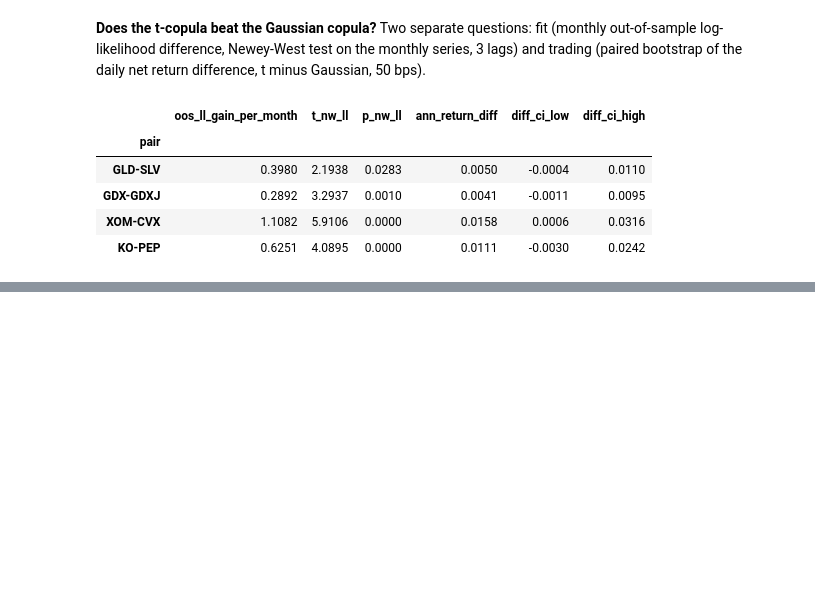
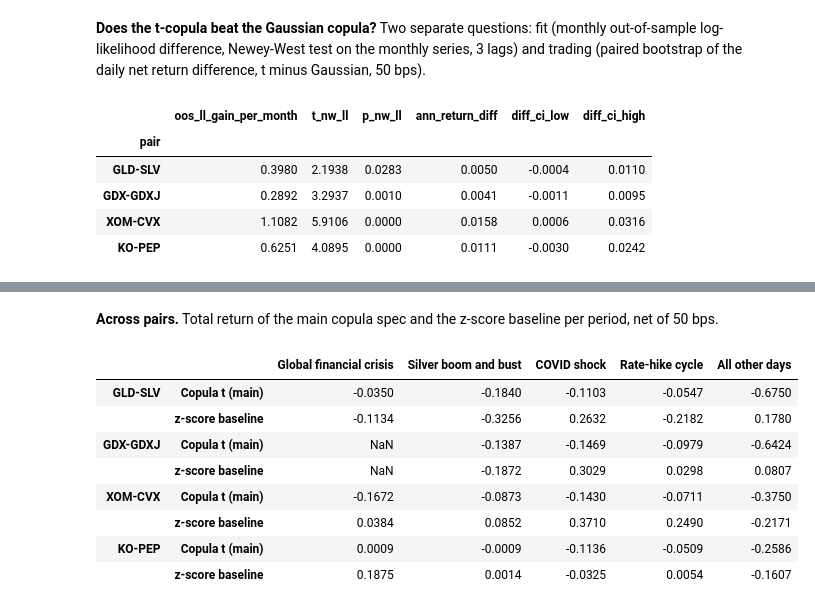
Before and after one commit to D-ch-e/copula-pairs-trading, a Jupyter notebook: notebooks/analysis.ipynb, the cells around one changed output, grey strips where cells are left out. Cells and saved outputs as stored; diff of their text form; code cells hidden in the pictures; blank space fills up the shorter version.

```diff
--- a/notebooks/analysis.ipynb
+++ b/notebooks/analysis.ipynb
@@ -293,0 +327,18 @@ pd.DataFrame(rows).set_index("pair")
+# %% [markdown]
+**Across pairs.** Total return of the main copula spec and the z-score baseline per period, net of 50 bps.
+# %%
+rows = {}
+for pair in PAIR_NAMES:
+    for key, name in [("copula|t|probability", "Copula t (main)"), ("zscore|None|None", "z-score baseline")]:
+        rows[(pair, name)] = analysis.subperiod_performance(load_returns(f"{pair}|{key}|50"), PERIODS)["total_return"]
+pd.DataFrame(rows).T.rename(columns=PERIOD_LABELS)
+# %% [output]
+|  |  | Global financial crisis | Silver boom and bust | COVID shock | Rate-hike cycle | All other days |
+| GLD-SLV | Copula t (main) | -0.0350 | -0.1840 | -0.1103 | -0.0547 | -0.6750 |
+|  | z-score baseline | -0.1134 | -0.3256 | 0.2632 | -0.2182 | 0.1780 |
+| GDX-GDXJ | Copula t (main) | NaN | -0.1387 | -0.1469 | -0.0979 | -0.6424 |
+|  | z-score baseline | NaN | -0.1872 | 0.3029 | 0.0298 | 0.0807 |
+| XOM-CVX | Copula t (main) | -0.1672 | -0.0873 | -0.1430 | -0.0711 | -0.3750 |
+|  | z-score baseline | 0.0384 | 0.0852 | 0.3710 | 0.2490 | -0.2171 |
+| KO-PEP | Copula t (main) | 0.0009 | -0.0009 | -0.1136 | -0.0509 | -0.2586 |
+|  | z-score baseline | 0.1875 | 0.0014 | -0.0325 | 0.0054 | -0.1607 |
```
Also changed, not shown: parts of 6 cells of this notebook, 6 other files.
